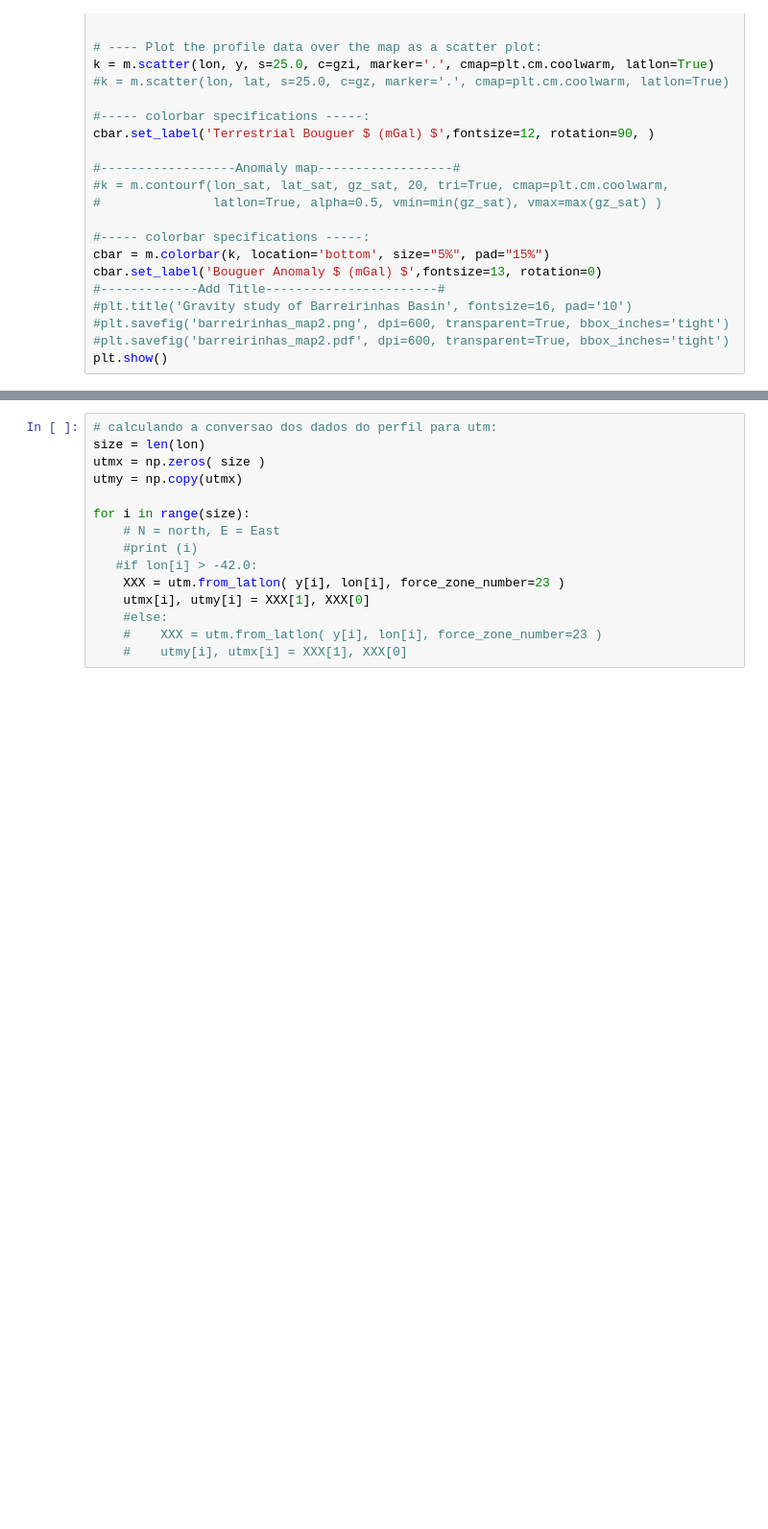
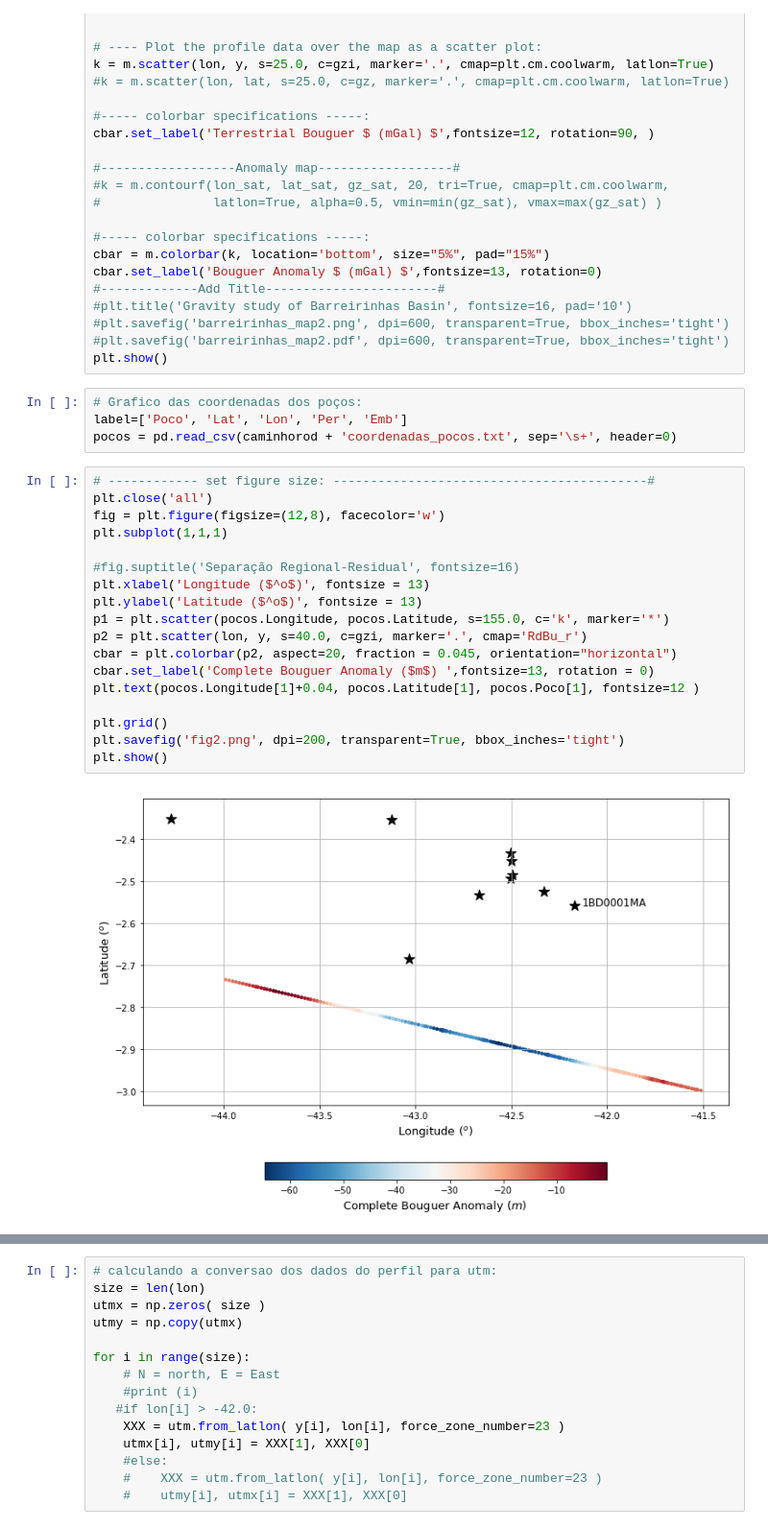
Before and after one commit to MathewsAndrade/Mathews_codes, a Jupyter notebook: Grav_barreirinhas.ipynb, the cells around one changed output, grey strips where cells are left out. Shown: that part at 96% size. Cells and saved outputs as stored; diff of their text form; blank space fills up the shorter version.

```diff
--- a/data_barreirinhas2.ipynb
+++ b/Grav_barreirinhas.ipynb
@@ -488,3 +522,27 @@ cbar.set_label('Bouguer Anomaly $ (mGal) $',fontsize=13, rotation=0)
 #plt.savefig('barreirinhas_map2.png', dpi=600, transparent=True, bbox_inches='tight')
 #plt.savefig('barreirinhas_map2.pdf', dpi=600, transparent=True, bbox_inches='tight')
 plt.show()
+# %%
+# Grafico das coordenadas dos poços:
+label=['Poco', 'Lat', 'Lon', 'Per', 'Emb']
+pocos = pd.read_csv(caminhorod + 'coordenadas_pocos.txt', sep='\s+', header=0)
+# %%
+# ------------ set figure size: ------------------------------------------#
+plt.close('all')
+fig = plt.figure(figsize=(12,8), facecolor='w')
+plt.subplot(1,1,1)
+
+#fig.suptitle('Separação Regional-Residual', fontsize=16)
+plt.xlabel('Longitude ($^o$)', fontsize = 13)
+plt.ylabel('Latitude ($^o$)', fontsize = 13)
+p1 = plt.scatter(pocos.Longitude, pocos.Latitude, s=155.0, c='k', marker='*')
+p2 = plt.scatter(lon, y, s=40.0, c=gzi, marker='.', cmap='RdBu_r')
+cbar = plt.colorbar(p2, aspect=20, fraction = 0.045, orientation="horizontal")
+cbar.set_label('Complete Bouguer Anomaly ($m$) ',fontsize=13, rotation = 0)
+plt.text(pocos.Longitude[1]+0.04, pocos.Latitude[1], pocos.Poco[1], fontsize=12 )
+
+plt.grid()
+plt.savefig('fig2.png', dpi=200, transparent=True, bbox_inches='tight')
+plt.show()
+# %% [output]
+[figure, added]
```
Also changed, not shown: parts of 9 cells of this notebook, 1 other file.
